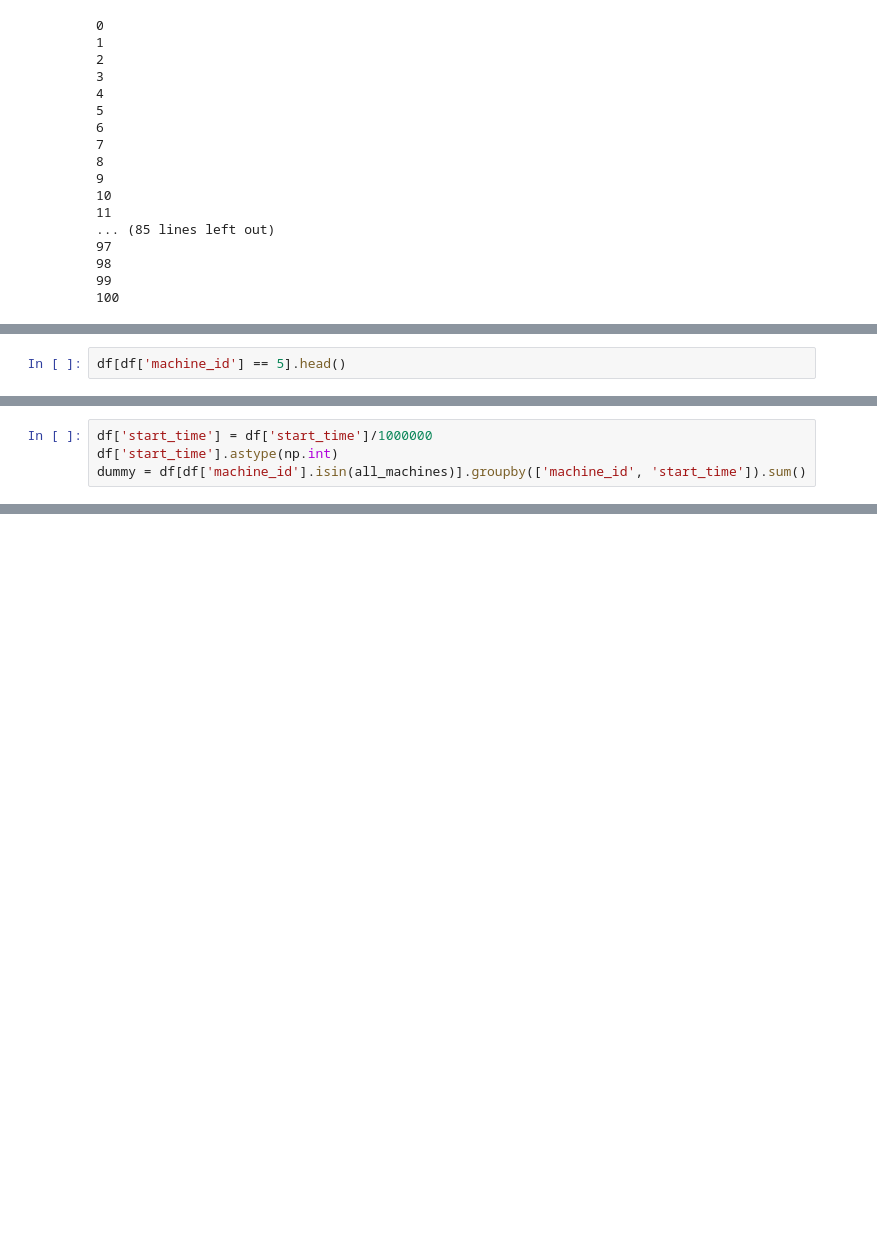
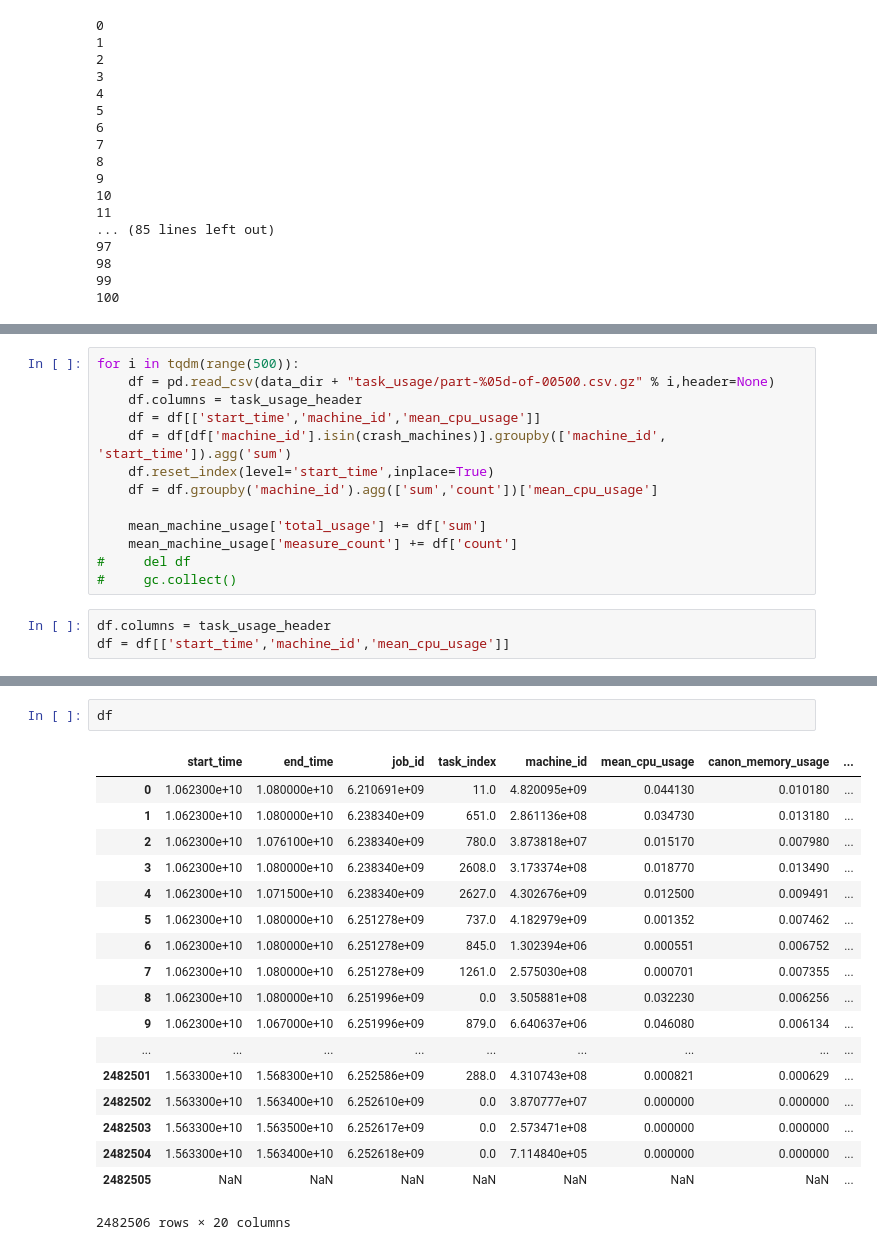
Before and after one commit to faizaan09/google-trace-analysis, a Jupyter notebook: explore.ipynb, the cells around one changed output, grey strips where cells are left out. Saved outputs shown, nothing was run; the diff lists cells and outputs as text; blank space fills up the shorter version.

```diff
--- a/explore.ipynb
+++ b/explore.ipynb
@@ -116,2 +153,16 @@ for i in range(1):
+# %%
+for i in tqdm(range(500)):
+    df = pd.read_csv(data_dir + "task_usage/part-%05d-of-00500.csv.gz" % i,header=None)
+    df.columns = task_usage_header
+    df = df[['start_time','machine_id','mean_cpu_usage']]
+    df = df[df['machine_id'].isin(crash_machines)].groupby(['machine_id', 'start_time']).agg('sum')
+    df.reset_index(level='start_time',inplace=True)
+    df = df.groupby('machine_id').agg(['sum','count'])['mean_cpu_usage']
+
+    mean_machine_usage['total_usage'] += df['sum']
+    mean_machine_usage['measure_count'] += df['count']
+#     del df
+#     gc.collect()
 # %%
-df[df['machine_id'] == 5].head()
+df.columns = task_usage_header
+df = df[['start_time','machine_id','mean_cpu_usage']]
@@ -125,4 +168,0 @@ df[df['machine_id'] == 5].head()
-# %%
-df['start_time'] = df['start_time']/1000000
-df['start_time'].astype(np.int)
-dummy = df[df['machine_id'].isin(all_machines)].groupby(['machine_id', 'start_time']).sum()
@@ -151,0 +289,21 @@ for index,row in dummy.iterrows():
+# %%
+df
+# %% [output]
+|  | start_time | end_time | job_id | task_index | machine_id | mean_cpu_usage | canon_memory_usage | ... |
+| 0 | 1.062300e+10 | 1.080000e+10 | 6.210691e+09 | 11.0 | 4.820095e+09 | 0.044130 | 0.010180 | ... |
+| 1 | 1.062300e+10 | 1.080000e+10 | 6.238340e+09 | 651.0 | 2.861136e+08 | 0.034730 | 0.013180 | ... |
+| 2 | 1.062300e+10 | 1.076100e+10 | 6.238340e+09 | 780.0 | 3.873818e+07 | 0.015170 | 0.007980 | ... |
+| 3 | 1.062300e+10 | 1.080000e+10 | 6.238340e+09 | 2608.0 | 3.173374e+08 | 0.018770 | 0.013490 | ... |
+| 4 | 1.062300e+10 | 1.071500e+10 | 6.238340e+09 | 2627.0 | 4.302676e+09 | 0.012500 | 0.009491 | ... |
+| 5 | 1.062300e+10 | 1.080000e+10 | 6.251278e+09 | 737.0 | 4.182979e+09 | 0.001352 | 0.007462 | ... |
+| 6 | 1.062300e+10 | 1.080000e+10 | 6.251278e+09 | 845.0 | 1.302394e+06 | 0.000551 | 0.006752 | ... |
+| 7 | 1.062300e+10 | 1.080000e+10 | 6.251278e+09 | 1261.0 | 2.575030e+08 | 0.000701 | 0.007355 | ... |
+| 8 | 1.062300e+10 | 1.080000e+10 | 6.251996e+09 | 0.0 | 3.505881e+08 | 0.032230 | 0.006256 | ... |
+| 9 | 1.062300e+10 | 1.067000e+10 | 6.251996e+09 | 879.0 | 6.640637e+06 | 0.046080 | 0.006134 | ... |
+| ... | ... | ... | ... | ... | ... | ... | ... | ... |
+| 2482501 | 1.563300e+10 | 1.568300e+10 | 6.252586e+09 | 288.0 | 4.310743e+08 | 0.000821 | 0.000629 | ... |
+| 2482502 | 1.563300e+10 | 1.563400e+10 | 6.252610e+09 | 0.0 | 3.870777e+07 | 0.000000 | 0.000000 | ... |
+| 2482503 | 1.563300e+10 | 1.563500e+10 | 6.252617e+09 | 0.0 | 2.573471e+08 | 0.000000 | 0.000000 | ... |
+| 2482504 | 1.563300e+10 | 1.563400e+10 | 6.252618e+09 | 0.0 | 7.114840e+05 | 0.000000 | 0.000000 | ... |
+| 2482505 | NaN | NaN | NaN | NaN | NaN | NaN | NaN | ... |
+2482506 rows × 20 columns
```
Also changed, not shown: parts of 26 cells of this notebook, 1 other file.
